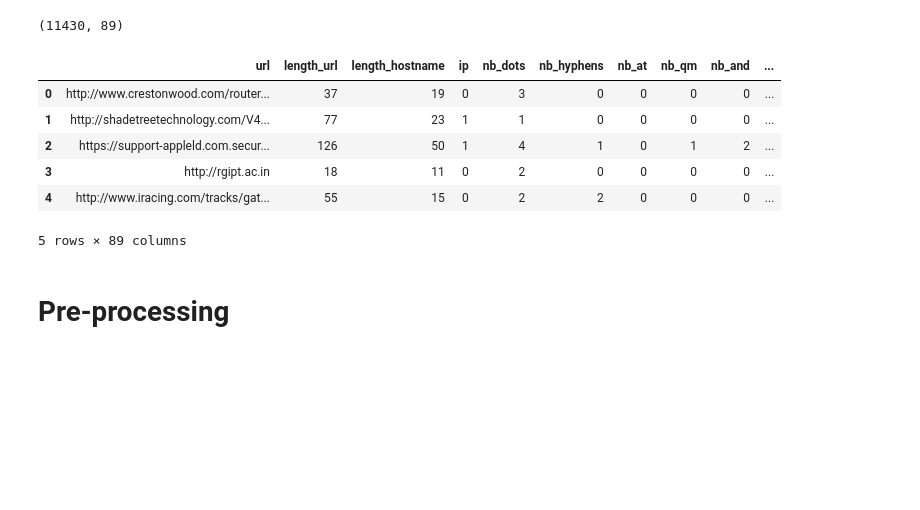
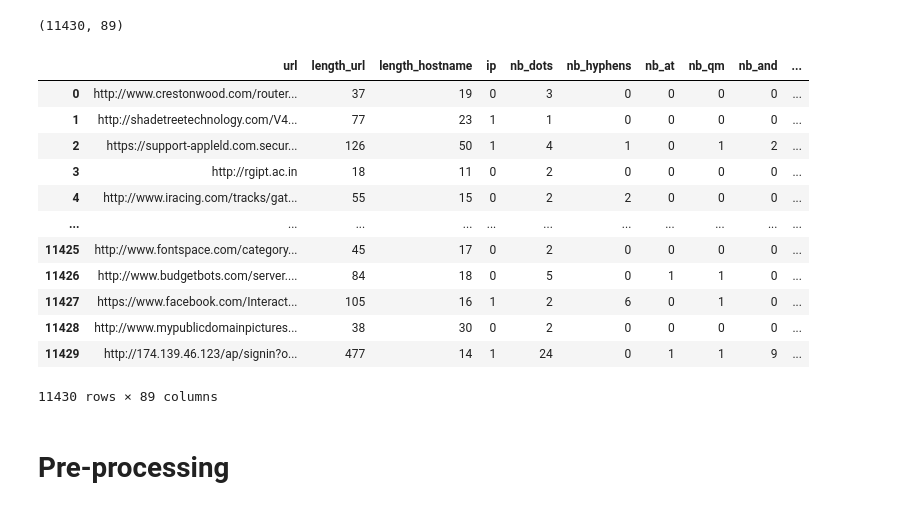
Before and after one commit to devsec-ansh/Phishing-Scam-Detection-Using-Ensemble-Machine-Learning-and-NLP, a Jupyter notebook: Phishing Detection using ML.ipynb, the cells around one changed output. Cells and saved outputs as stored; diff of their text form; code cells hidden in the pictures; blank space fills up the shorter version.

```diff
--- a/Phishing Detection using ML.ipynb
+++ b/Phishing Detection using ML.ipynb
@@ -22,20 +22,26 @@ warnings.filterwarnings("ignore")
 # Dataset from kaggle (https://www.kaggle.com/shashwatwork/web-page-phishing-detection-dataset)
 # 50% - 50% : legitimate URLs - Malicious URLs
 
-df = pd.read_csv("dataset_phishing.csv")
+df = pd.read_csv(r'C:\Users\Acer\Desktop\Major Project\Machine Learning Models\Dataset\dataset_phishing.csv')
 df.shape
 # %% [output]
 (11430, 89)
 # %%
-df.head()
+df
 # %% [output]
 |  | url | length_url | length_hostname | ip | nb_dots | nb_hyphens | nb_at | nb_qm | nb_and | ... |
 | 0 | http://www.crestonwood.com/router... | 37 | 19 | 0 | 3 | 0 | 0 | 0 | 0 | ... |
 | 1 | http://shadetreetechnology.com/V4... | 77 | 23 | 1 | 1 | 0 | 0 | 0 | 0 | ... |
 | 2 | https://support-appleld.com.secur... | 126 | 50 | 1 | 4 | 1 | 0 | 1 | 2 | ... |
 | 3 | http://rgipt.ac.in | 18 | 11 | 0 | 2 | 0 | 0 | 0 | 0 | ... |
 | 4 | http://www.iracing.com/tracks/gat... | 55 | 15 | 0 | 2 | 2 | 0 | 0 | 0 | ... |
+| ... | ... | ... | ... | ... | ... | ... | ... | ... | ... | ... |
+| 11425 | http://www.fontspace.com/category... | 45 | 17 | 0 | 2 | 0 | 0 | 0 | 0 | ... |
+| 11426 | http://www.budgetbots.com/server.... | 84 | 18 | 0 | 5 | 0 | 1 | 1 | 0 | ... |
+| 11427 | https://www.facebook.com/Interact... | 105 | 16 | 1 | 2 | 6 | 0 | 1 | 0 | ... |
+| 11428 | http://www.mypublicdomainpictures... | 38 | 30 | 0 | 2 | 0 | 0 | 0 | 0 | ... |
+| 11429 | http://174.139.46.123/ap/signin?o... | 477 | 14 | 1 | 24 | 0 | 1 | 1 | 9 | ... |
-5 rows × 89 columns
+11430 rows × 89 columns
 # %% [markdown]
 # Pre-processing
 # %% [markdown]
```
Also changed, not shown: parts of 32 cells of this notebook, 1 other file.
